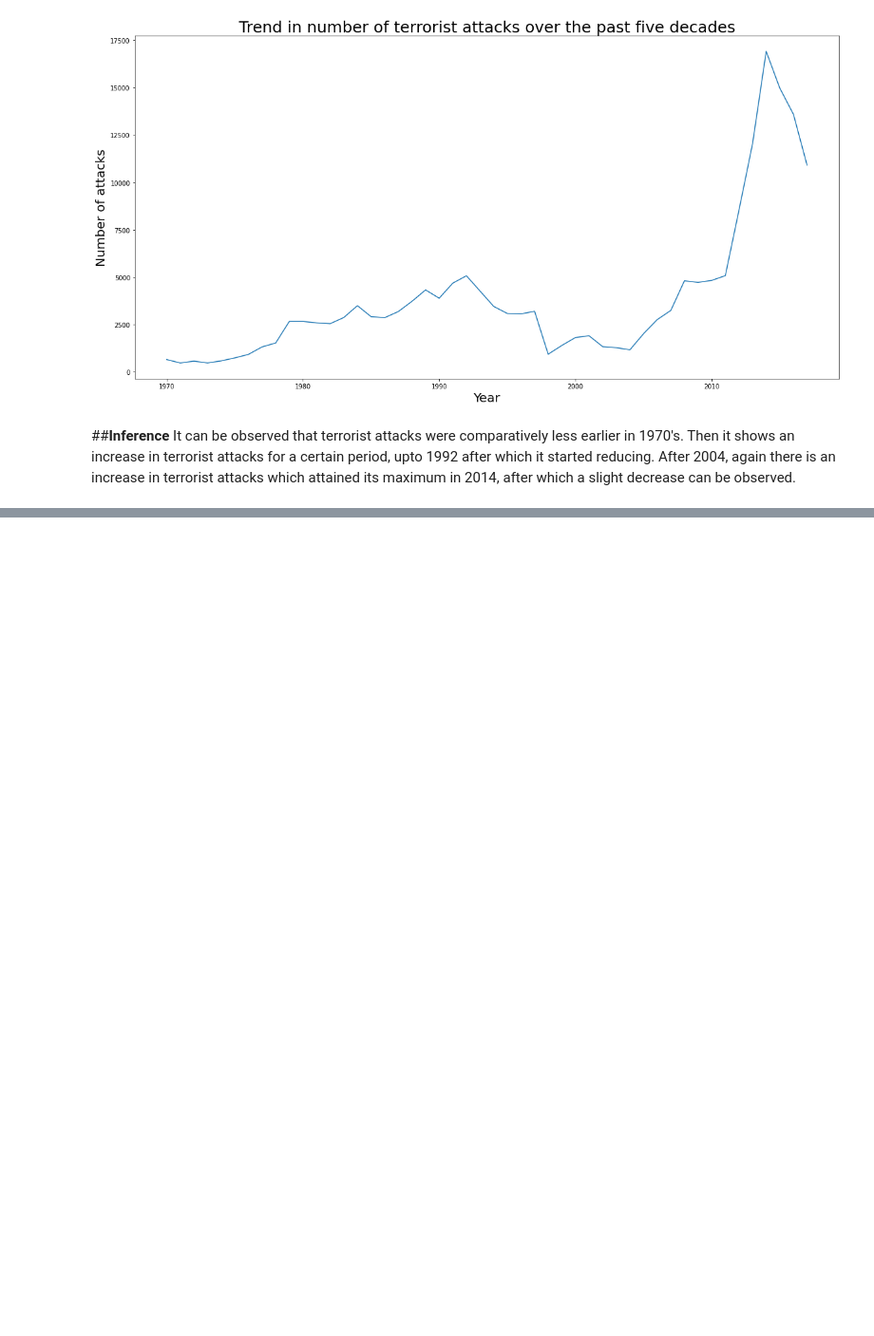
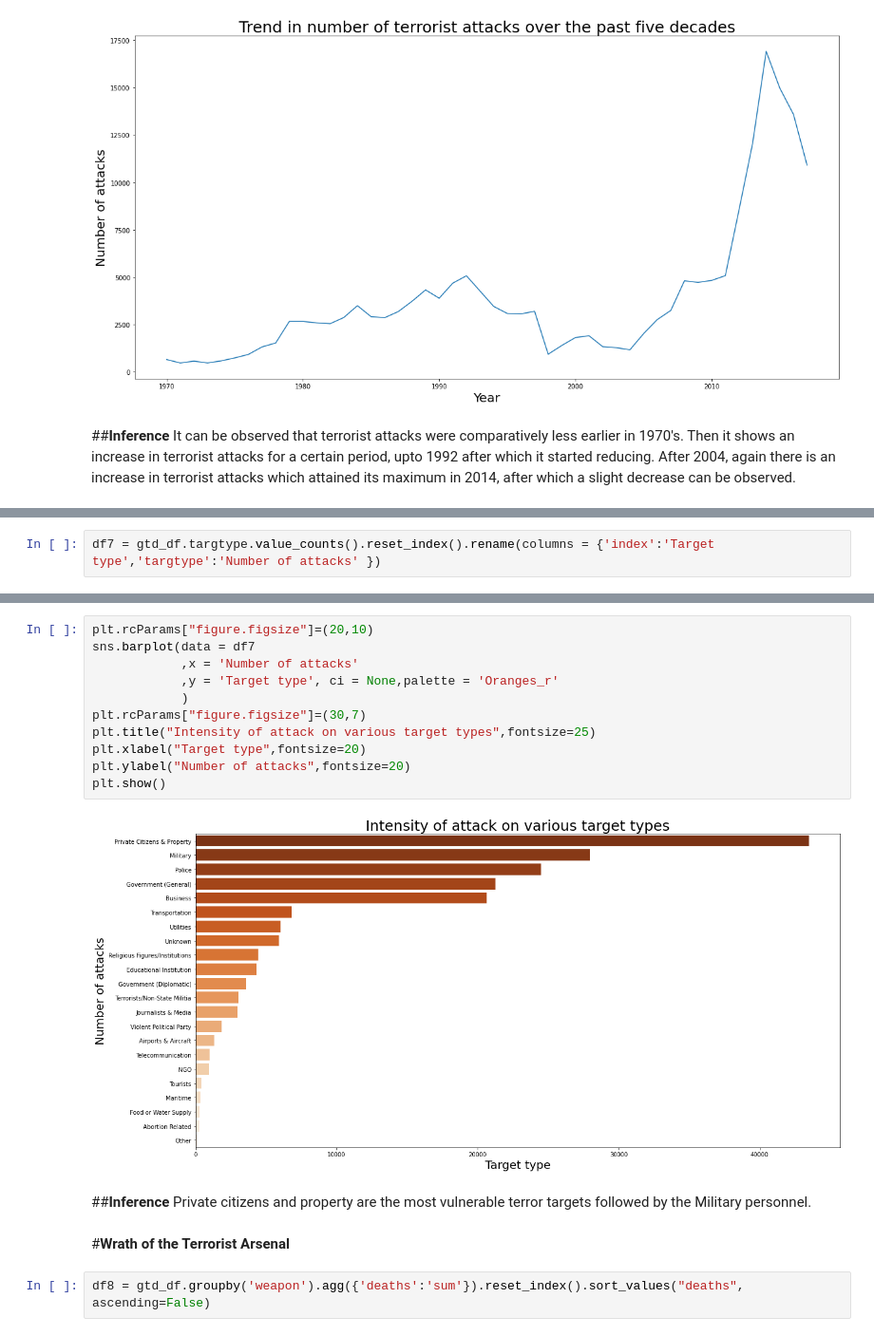
Before and after one commit to manjusreekc/EDA-Global-Terrorism-Analysis, a Jupyter notebook: Global_Terrorism_Analysis_EDA_Capstone_Project.ipynb, the cells around one changed output, grey strips where cells are left out. Shown at 95% size. Cells and saved outputs as stored; diff of their text form; blank space fills up the shorter version.

```diff
--- a/Global_Terrorism_Analysis_EDA_Capstone_Project.ipynb
+++ b/Global_Terrorism_Analysis_EDA_Capstone_Project.ipynb
@@ -615,0 +618,2 @@ It can be observed that terrorist attacks were comparatively less earlier in 197
+# %%
+df7 = gtd_df.targtype.value_counts().reset_index().rename(columns = {'index':'Target type','targtype':'Number of attacks' })
@@ -615,0 +629,20 @@ It can be observed that terrorist attacks were comparatively less earlier in 197
+# %%
+plt.rcParams["figure.figsize"]=(20,10)
+sns.barplot(data = df7
+            ,x = 'Number of attacks'
+            ,y = 'Target type', ci = None,palette = 'Oranges_r'
+            )
+plt.rcParams["figure.figsize"]=(30,7)
+plt.title("Intensity of attack on various target types",fontsize=25)
+plt.xlabel("Target type",fontsize=20)
+plt.ylabel("Number of attacks",fontsize=20)
+plt.show()
+# %% [output]
+[figure, added]
+# %% [markdown]
+##**Inference**
+Private citizens and property are the most vulnerable terror targets followed by the Military personnel.
+# %% [markdown]
+#**Wrath of the Terrorist Arsenal**
+# %%
+df8 = gtd_df.groupby('weapon').agg({'deaths':'sum'}).reset_index().sort_values("deaths", ascending=False)
```
Also changed, not shown: parts of 9 cells of this notebook.
